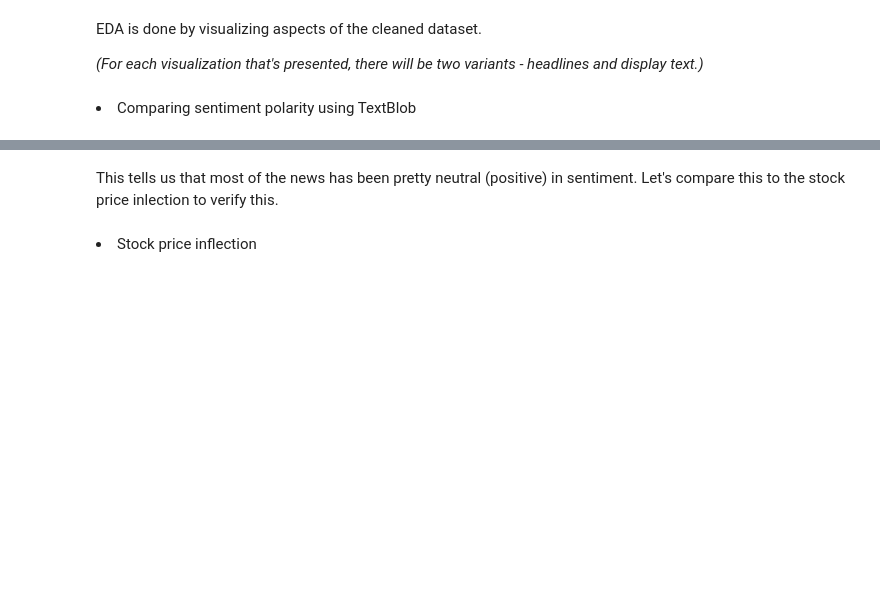
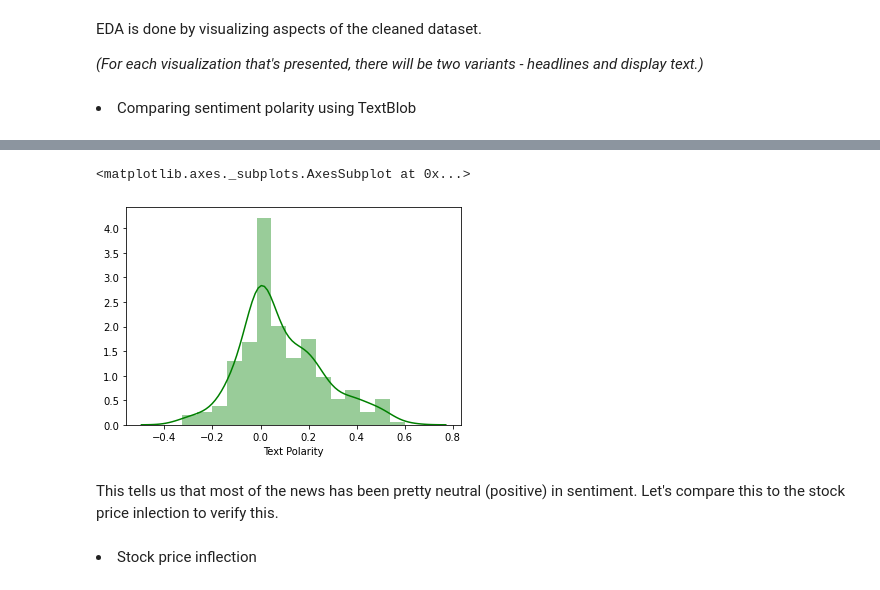
Before and after one commit to anishseeniraj/newspip, a Jupyter notebook: pipeline/2_exploratory_analysis.ipynb, the cells around one changed output, grey strips where cells are left out. Saved outputs shown, nothing was run; the diff lists cells and outputs as text; code cells hidden in the pictures; blank space fills up the shorter version.

```diff
--- a/pipeline/2_exploratory_analysis.ipynb
+++ b/pipeline/2_exploratory_analysis.ipynb
@@ -29,8 +32,11 @@ sns.distplot(df["Headline Polarity"])
 # %%
 # Display text sentiment (headline + first sentence)
 df["Text Polarity"] = df["Text"].map(lambda text: TextBlob(text).sentiment.polarity)
 
-sns.distplot(df["Text Polarity"])
+sns.distplot(df["Text Polarity"], color="g")
+# %% [output]
+<matplotlib.axes._subplots.AxesSubplot at 0x...>
+[figure, added]
 # %% [markdown]
 <p>This tells us that most of the news has been pretty neutral (positive) in sentiment. Let's compare this to the stock price inlection to verify this.</p>
 # %% [markdown]
```
Also changed, not shown: parts of 7 cells of this notebook.
